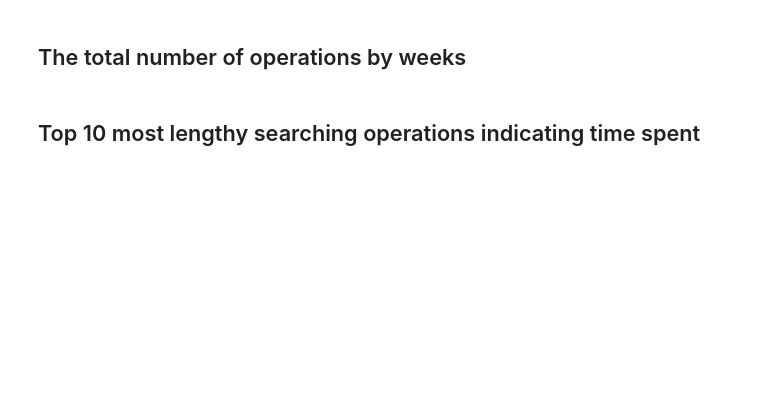
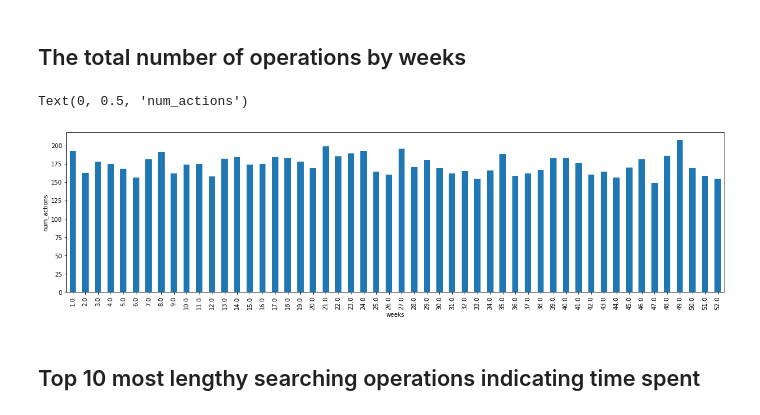
Before and after one commit to Tasenga/ITechArt_Android_App_Review, a Jupyter notebook: analysis_of_user_actions/user_actions.ipynb, the cells around one changed output. Saved outputs shown, nothing was run; the diff lists cells and outputs as text; code cells hidden in the pictures; blank space fills up the shorter version.

```diff
--- a/analysis_of_user_actions/user_actions.ipynb
+++ b/analysis_of_user_actions/user_actions.ipynb
@@ -88,7 +112,11 @@ actions_by_weeks
 # %%
-ax = actions_by_weeks.plot(x='createdDateTime_start', kind='bar', legend=False, figsize=(20,5))
+ax = user_actions.groupby('week').size()\
+                .plot(x='createdDateTime_start', kind='bar', legend=False, figsize=(20,5))
 ax.set_xlabel("weeks")
 ax.set_ylabel("num_actions")
+# %% [output]
+Text(0, 0.5, 'num_actions')
+[figure, added]
 # %% [markdown]
 ## Top 10 most lengthy searching operations indicating time spent
 # %%
```
Also changed, not shown: parts of 28 cells of this notebook.
